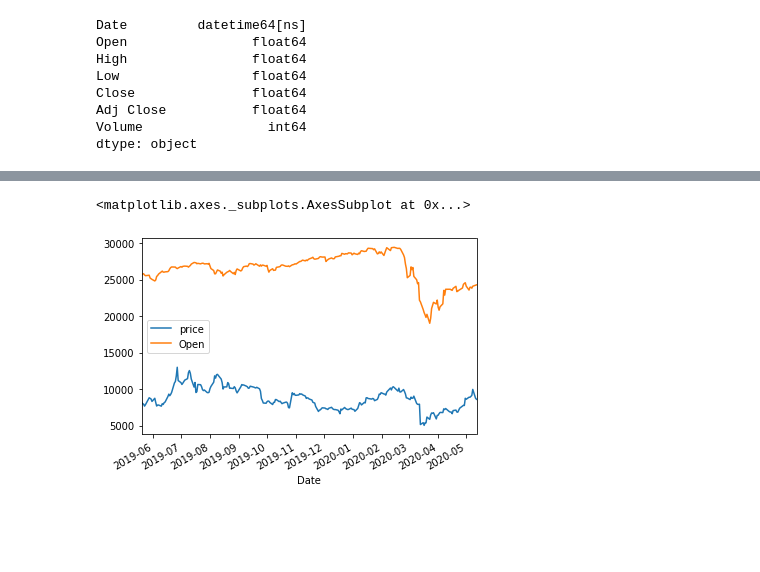
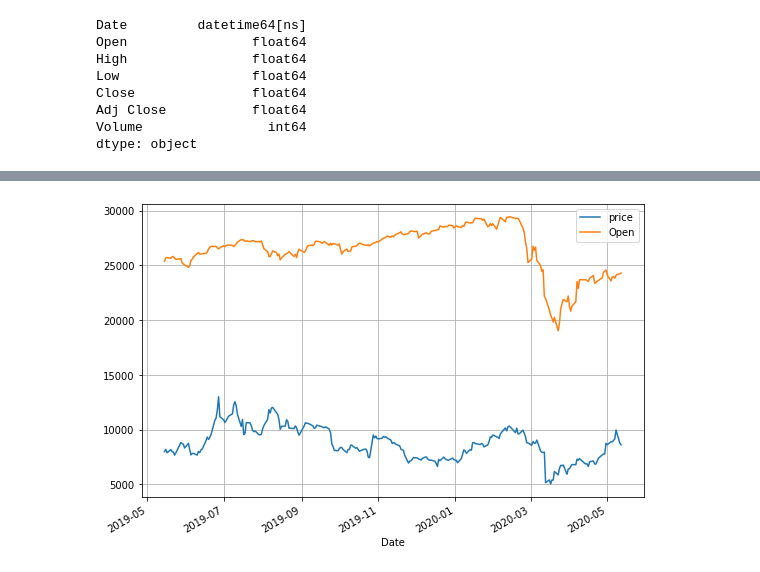
Before and after one commit to Disguyranger/Project_1_Repo, a Jupyter notebook: An Attempt at Reading The Stock Market.ipynb, the cells around one changed output, grey strips where cells are left out. Drawn from its saved outputs; the diff is of its cells as text; code cells hidden in the pictures; blank space fills up the shorter version.

Commit message:
Add files via upload
Completed Data Frames. Jawaher, if you read this, use your notebook to run the diagram. I changed the size and will have it save your figure.

```diff
--- a/An Attempt at Reading The Stock Market.ipynb
+++ b/An Attempt at Reading The Stock Market.ipynb
@@ -261,5 +237,5 @@ crypto_df
 # %%
-merged_df [['Date', 'price', 'Open']].plot(x= "Date")
+
+merged_df [['Date', 'price', 'Open']].plot(x= "Date", figsize = (9,6)).grid()
 # %% [output]
-<matplotlib.axes._subplots.AxesSubplot at 0x...>
-[figure, old version]
+[figure, new version]
```
Also changed, not shown: parts of 8 cells of this notebook, 3 other files.
